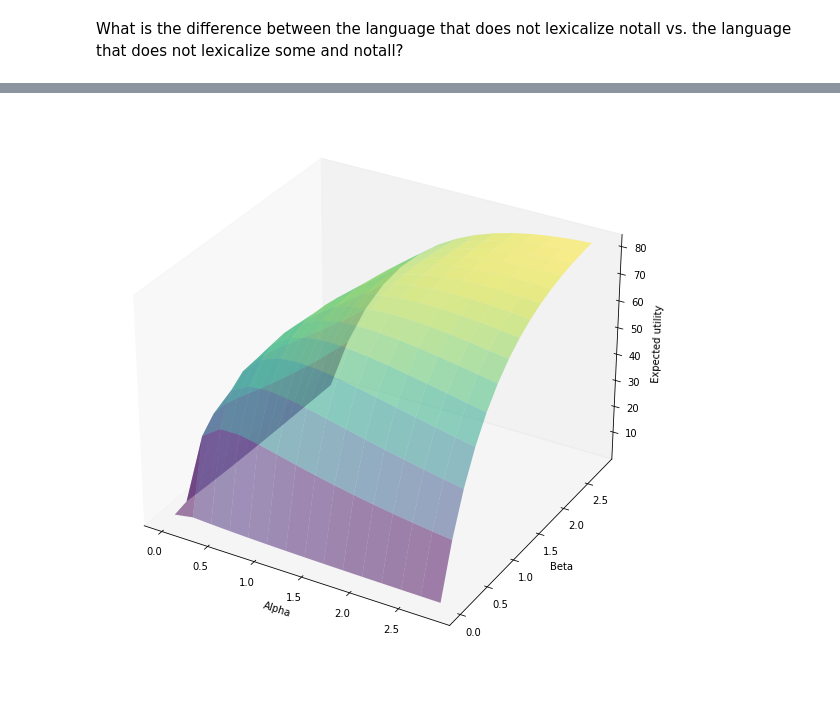
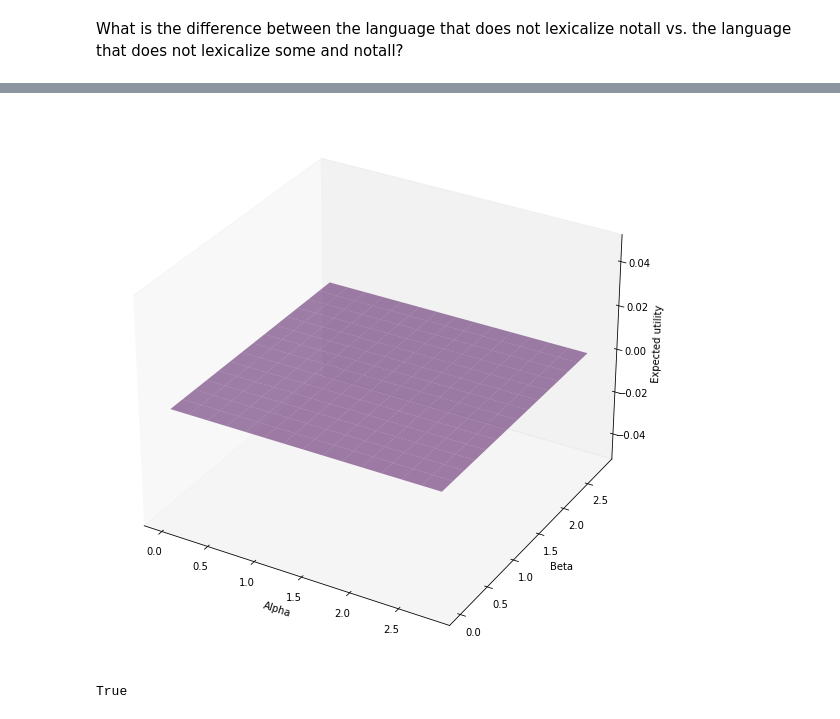
Before and after one commit to alexeykosh/2021-PPR-expected-utility, a Jupyter notebook: model.ipynb, the cells around one changed output, grey strips where cells are left out. Cells and saved outputs as stored; diff of their text form; code cells hidden in the pictures.

```diff
--- a/model.ipynb
+++ b/model.ipynb
@@ -111,7 +121,7 @@ plot_U(X, Y, abs(Z_100-Z_10))
 # %% [markdown]
 #### 2.2. Expected uitility in relation to different languages:
 # %%
-Z_notall = expected_U(X, Y, message_c={'all': 0, 'some': 0, 'no':0, 'notall': 1}, n=100)
-Z_no = expected_U(X, Y, message_c={'all': 0, 'some': 1, 'no':0, 'notall': 1}, n=100)
+Z_notall = expected_U(X, Y, message_c={'all': 0, 'some': 0, 'no':0, 'notall': 1}, n=10)
+Z_some = expected_U(X, Y, message_c={'all': 0, 'some': 1, 'no':0, 'notall': 0}, n=10)
 # %% [markdown]
 What is the difference between the language that does not lexicalize notall vs. the language that does not lexicalize some and notall?
@@ -118,4 +136,8 @@ What is the difference between the language that does not lexicalize notall vs.
 # %%
-plot_U(X, Y, abs(Z_no-Z_notall), cmap='viridis')
+plot_U(X, Y, abs(Z_some-Z_notall), cmap='viridis')
 # %% [output]
-[figure, old version]
+[figure, new version]
+# %%
+(Z_notall == Z_some).all()
+# %% [output]
+True
```
Also changed, not shown: parts of 9 cells of this notebook.
